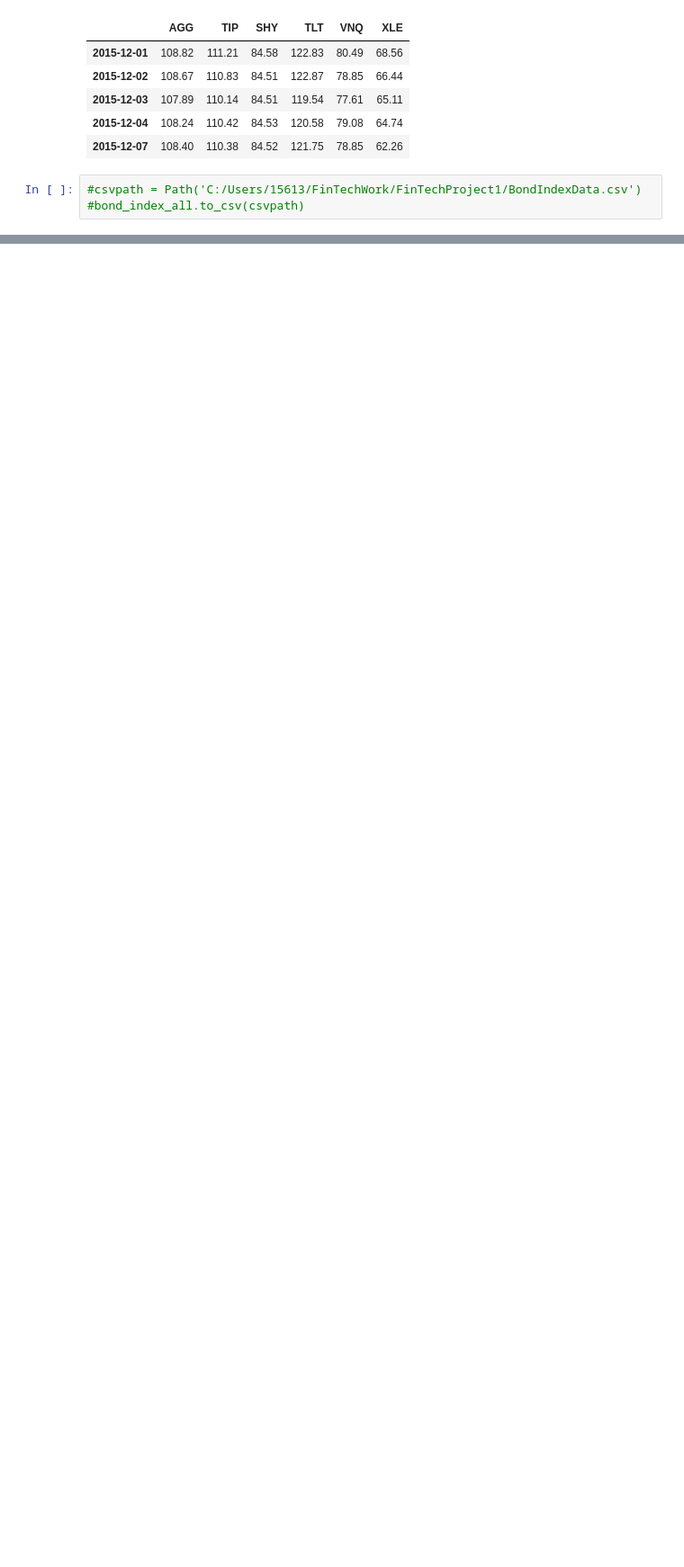
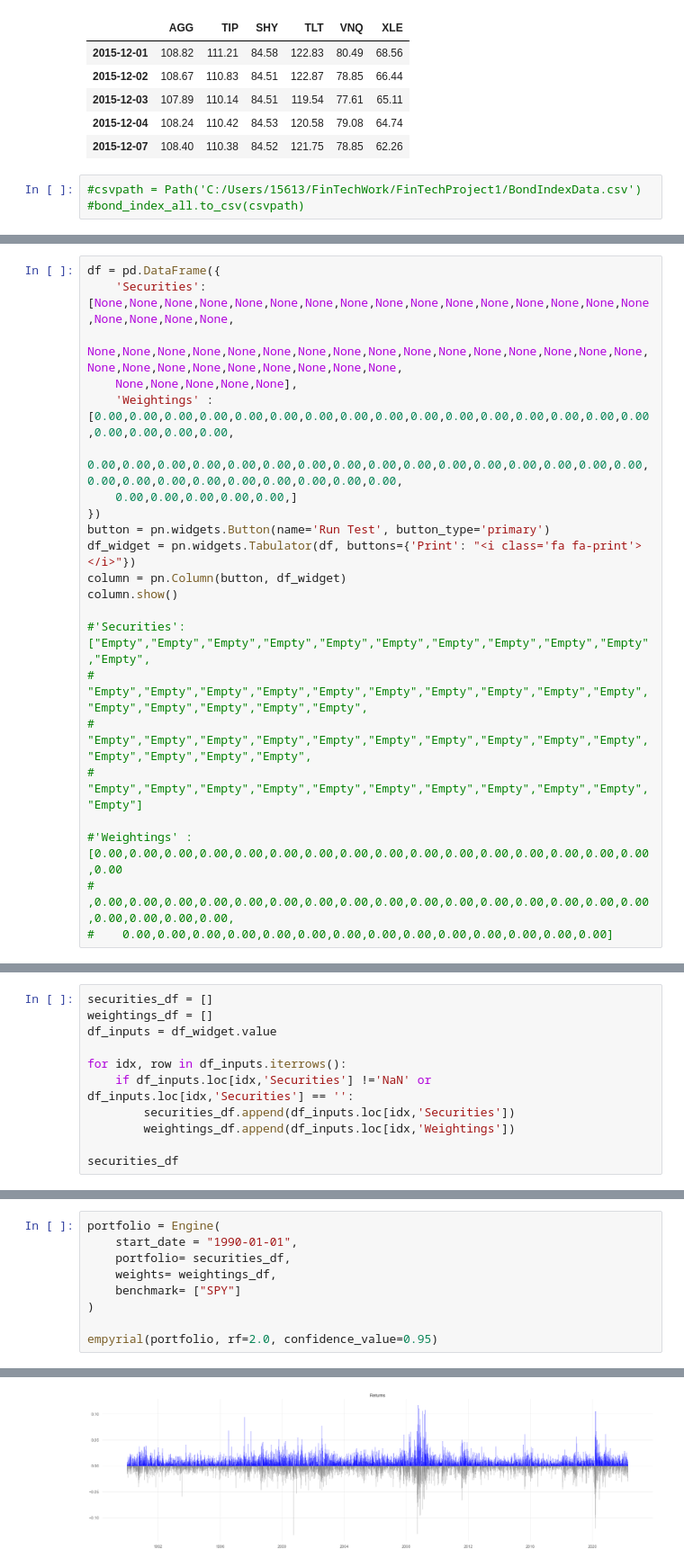
Before and after one commit to spearl7076/FinTechProject1, a Jupyter notebook: BondIndexDataPull.ipynb, the cells around one changed output, grey strips where cells are left out. Shown at 90% size. Drawn from its saved outputs; the diff is of its cells as text; blank space fills up the shorter version.

Commit message:
added the input widgets, and figured out how to connect a button click to a function

```diff
--- a/BondIndexDataPull.ipynb
+++ b/BondIndexDataPull.ipynb
@@ -111,0 +143,22 @@ selected_bond_indexes
+# %%
+df = pd.DataFrame({
+    'Securities': [None,None,None,None,None,None,None,None,None,None,None,None,None,None,None,None,None,None,None,None,
+    None,None,None,None,None,None,None,None,None,None,None,None,None,None,None,None,None,None,None,None,None,None,None,None,None,
+    None,None,None,None,None],
+    'Weightings' : [0.00,0.00,0.00,0.00,0.00,0.00,0.00,0.00,0.00,0.00,0.00,0.00,0.00,0.00,0.00,0.00,0.00,0.00,0.00,0.00,
+    0.00,0.00,0.00,0.00,0.00,0.00,0.00,0.00,0.00,0.00,0.00,0.00,0.00,0.00,0.00,0.00,0.00,0.00,0.00,0.00,0.00,0.00,0.00,0.00,0.00,
+    0.00,0.00,0.00,0.00,0.00,]
+})
+button = pn.widgets.Button(name='Run Test', button_type='primary')
+df_widget = pn.widgets.Tabulator(df, buttons={'Print': "<i class='fa fa-print'></i>"})
+column = pn.Column(button, df_widget)
+column.show()
+
+#'Securities': ["Empty","Empty","Empty","Empty","Empty","Empty","Empty","Empty","Empty","Empty","Empty",
+#    "Empty","Empty","Empty","Empty","Empty","Empty","Empty","Empty","Empty","Empty","Empty","Empty","Empty","Empty","Empty",
+#    "Empty","Empty","Empty","Empty","Empty","Empty","Empty","Empty","Empty","Empty","Empty","Empty","Empty","Empty",
+#    "Empty","Empty","Empty","Empty","Empty","Empty","Empty","Empty","Empty","Empty","Empty"]
+
+#'Weightings' : [0.00,0.00,0.00,0.00,0.00,0.00,0.00,0.00,0.00,0.00,0.00,0.00,0.00,0.00,0.00,0.00,0.00
+#    ,0.00,0.00,0.00,0.00,0.00,0.00,0.00,0.00,0.00,0.00,0.00,0.00,0.00,0.00,0.00,0.00,0.00,0.00,0.00,0.00,
+#    0.00,0.00,0.00,0.00,0.00,0.00,0.00,0.00,0.00,0.00,0.00,0.00,0.00,0.00]
@@ -111,0 +168,11 @@ selected_bond_indexes
+# %%
+securities_df = []
+weightings_df = []
+df_inputs = df_widget.value
+
+for idx, row in df_inputs.iterrows():
+    if df_inputs.loc[idx,'Securities'] !='NaN' or df_inputs.loc[idx,'Securities'] == '':
+        securities_df.append(df_inputs.loc[idx,'Securities'])
+        weightings_df.append(df_inputs.loc[idx,'Weightings'])
+
+securities_df
@@ -111,0 +181,10 @@ selected_bond_indexes
+# %%
+portfolio = Engine(
+    start_date = "1990-01-01",
+    portfolio= securities_df,
+    weights= weightings_df,
+    benchmark= ["SPY"]
+)
+
+empyrial(portfolio, rf=2.0, confidence_value=0.95)
+# %% [output]
@@ -111,0 +212 @@ selected_bond_indexes
+[figure, added]
```
Also changed, not shown: parts of 11 cells of this notebook.
